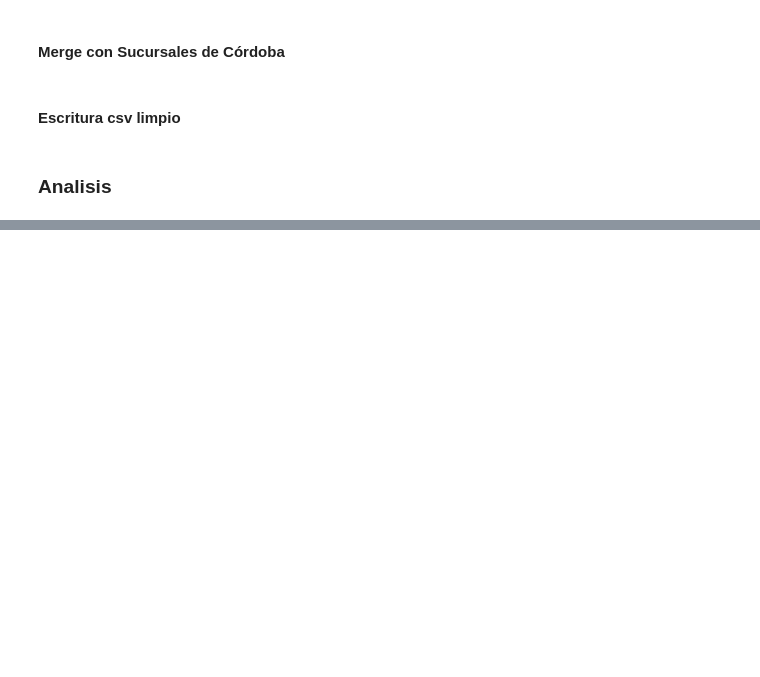
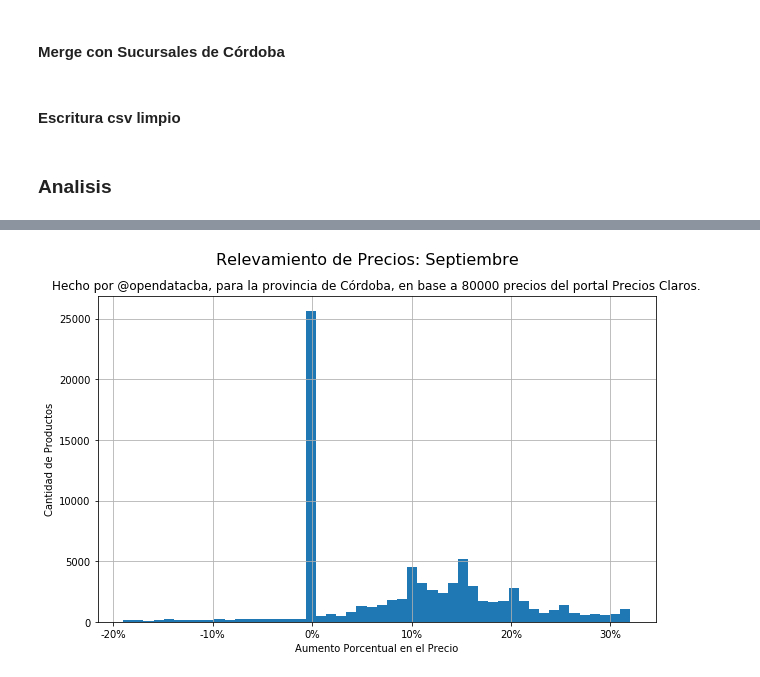
Before and after one commit to mgaitan/datasets_preciosclaros, a Jupyter notebook: Analisis mes de Septiembre.ipynb, the cells around one changed output, grey strips where cells are left out. Saved outputs shown, nothing was run; the diff lists cells and outputs as text; code cells hidden in the pictures; blank space fills up the shorter version.

```diff
--- a/Analisis mes de Septiembre.ipynb
+++ b/Analisis mes de Septiembre.ipynb
@@ -109,0 +112,10 @@ plt.show()
+# %%
+df_precios.variacion_mensual.hist(bins=50)
+plt.suptitle("Relevamiento de Precios: Septiembre", size=16)
+plt.title("Hecho por @opendatacba, para la provincia de Córdoba, en base a 80000 precios del portal Precios Claros.")
+plt.ylabel("Cantidad de Productos")
+plt.xlabel("Aumento Porcentual en el Precio")
+plt.xticks([-0.2,-0.1,0,0.1,0.2,0.3],["-20%","-10%","0%", "10%", "20%", "30%"])
+plt.show()
+# %% [output]
+[figure, added]
```
Also changed, not shown: parts of 7 cells of this notebook.
